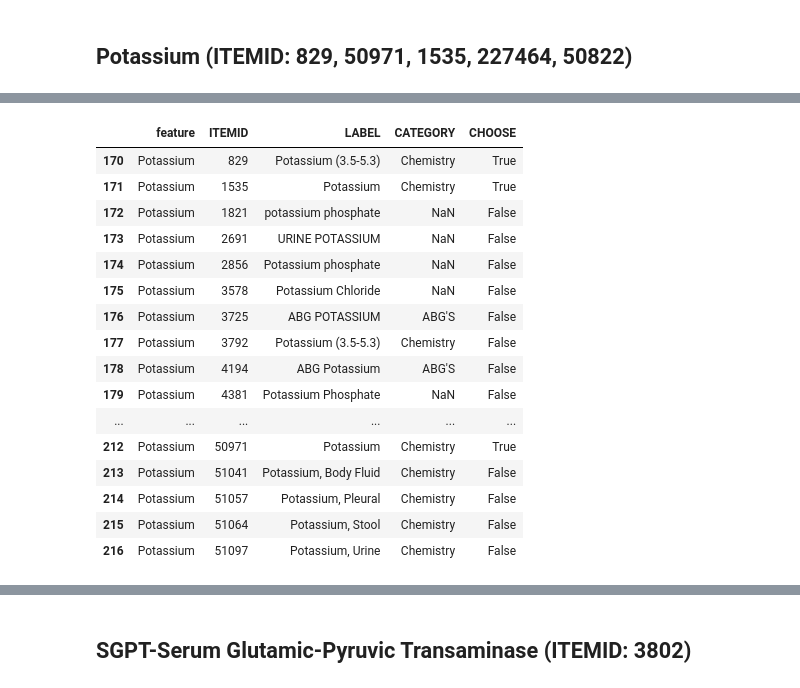
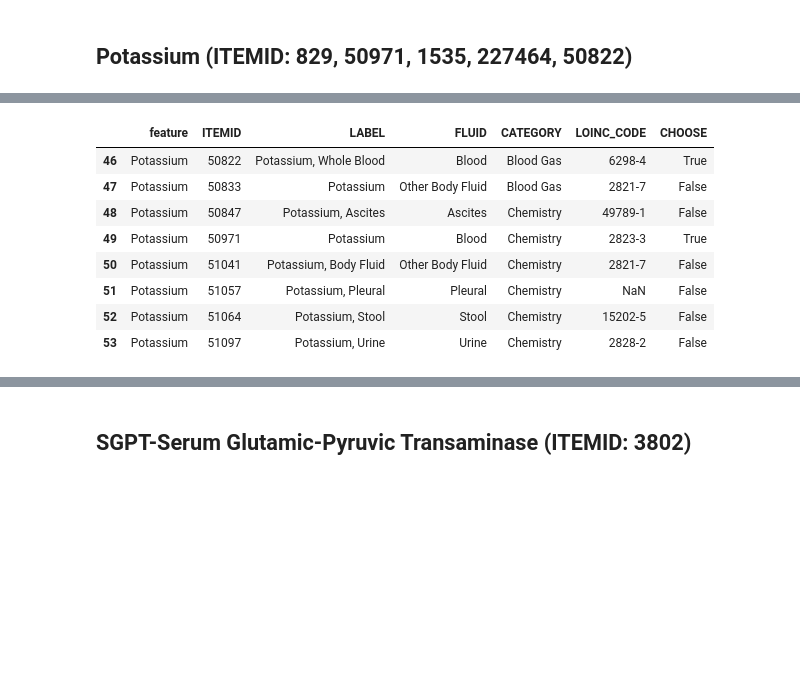
Before and after one commit to ToooooooT/sepsis_rl, a Jupyter notebook: mimiciii_code/see_characteristics.ipynb, the cells around one changed output, grey strips where cells are left out. Cells and saved outputs as stored; diff of their text form; code cells hidden in the pictures; blank space fills up the shorter version.

```diff
--- a/mimiciii_code/see_characteristics.ipynb
+++ b/mimiciii_code/see_characteristics.ipynb
@@ -348,7 +336,7 @@ norm_features = ['Shock_Index', 'elixhauser', 'SIRS', 'GCS', 'SOFA', 'age', 'Alb
 log_features = ['SGPT', 'BUN', 'INR', 'Creatinine', 'SGOT', 'Total_bili', 'SpO2', 'input_total_tev',
                 'input_4hourly_tev', 'output_total', 'output_4hourly', 'bloc']
 # %%
-sim_feature = pd.DataFrame(columns = ['feature', 'ITEMID', 'LABEL', 'CATEGORY', 'CHOOSE'])
-choosen_feature = pd.DataFrame(columns = ['feature', 'ITEMID', 'LABEL', 'CATEGORY'])
+feature = pd.DataFrame(columns = ['feature', 'ITEMID', 'LABEL', 'ABBREVIATION', 'DBSOURCE', 'LINKSTO', 'CATEGORY', 'UNITNAME', 'PARAM_TYPE', 'CONCEPTID', 'CHOOSE'])
+lab_feature = pd.DataFrame(columns = ['feature', 'ITEMID', 'LABEL', 'FLUID', 'CATEGORY', 'LOINC_CODE', 'CHOOSE'])
 # %%
 D_ITEMS.drop(D_ITEMS[D_ITEMS.isnull()['LABEL']].index, inplace=True)
@@ -682,16 +614,9 @@ choosen_feature[choosen_feature['feature'] == 'Hemoglobin']
 # %%
-d = D_ITEMS[['magnesium' in str(s).lower() for s in D_ITEMS['LABEL']]][['ITEMID', 'LABEL', 'CATEGORY']]
+d = D_LABITEMS[['magnesium' in str(s).lower() for s in D_LABITEMS['LABEL']]].iloc[:, 2:]
 d['feature'] = ['Magnesium'] * len(d)
 d['CHOOSE'] = [False] * len(d)
-d = d[['feature', 'ITEMID', 'LABEL', 'CATEGORY', 'CHOOSE']]
+d = d[['feature', 'ITEMID', 'LABEL', 'FLUID', 'CATEGORY', 'LOINC_CODE', 'CHOOSE']]
 d['CHOOSE'][d[[id in [220635, 50960, 1532, 821] for id in d['ITEMID']]].index] = True
-sim_feature = pd.concat([sim_feature, d], ignore_index=True)
-
-d = D_LABITEMS[['magnesium' in str(s).lower() for s in D_LABITEMS['LABEL']]][['ITEMID', 'LABEL', 'CATEGORY']]
-d['feature'] = ['Magnesium'] * len(d)
-d['CHOOSE'] = [False] * len(d)
-d = d[['feature', 'ITEMID', 'LABEL', 'CATEGORY', 'CHOOSE']]
-d['CHOOSE'][d[[id in [220635, 50960, 1532, 821] for id in d['ITEMID']]].index] = True
-sim_feature = pd.concat([sim_feature, d], ignore_index=True)
-sim_feature[sim_feature['feature'] == 'Magnesium']
+lab_feature = pd.concat([lab_feature, d], ignore_index=True)
+lab_feature[lab_feature['feature'] == 'Magnesium']
 # %% [output]
@@ -772,0 +644,8 @@ choosen_feature[choosen_feature['feature'] == 'PTT']
+# %%
+d = D_LABITEMS[['ptt' in str(s).lower() for s in D_LABITEMS['LABEL']]].iloc[:, 2:]
+d['feature'] = ['PTT'] * len(d)
+d['CHOOSE'] = [False] * len(d)
+d = d[['feature', 'ITEMID', 'LABEL', 'FLUID', 'CATEGORY', 'LOINC_CODE', 'CHOOSE']]
+d['CHOOSE'][d[[id in [227466, 825, 1533, 51275] for id in d['ITEMID']]].index] = True
+lab_feature = pd.concat([lab_feature, d], ignore_index=True)
+lab_feature[lab_feature['feature'] == 'PTT']
@@ -775,33 +683,18 @@ choosen_feature[choosen_feature['feature'] == 'PTT']
 # %%
-d = D_ITEMS[['potassium' in str(s).lower() for s in D_ITEMS['LABEL']]][['ITEMID', 'LABEL', 'CATEGORY']]
+d = D_LABITEMS[['potassium' in str(s).lower() for s in D_LABITEMS['LABEL']]].iloc[:, 2:]
 d['feature'] = ['Potassium'] * len(d)
 d['CHOOSE'] = [False] * len(d)
-d = d[['feature', 'ITEMID', 'LABEL', 'CATEGORY', 'CHOOSE']]
+d = d[['feature', 'ITEMID', 'LABEL', 'FLUID', 'CATEGORY', 'LOINC_CODE', 'CHOOSE']]
 d['CHOOSE'][d[[id in [829, 50971, 1535, 227464, 50822] for id in d['ITEMID']]].index] = True
-sim_feature = pd.concat([sim_feature, d], ignore_index=True)
-
-d = D_LABITEMS[['potassium' in str(s).lower() for s in D_LABITEMS['LABEL']]][['ITEMID', 'LABEL', 'CATEGORY']]
-d['feature'] = ['Potassium'] * len(d)
-d['CHOOSE'] = [False] * len(d)
-d = d[['feature', 'ITEMID', 'LABEL', 'CATEGORY', 'CHOOSE']]
-d['CHOOSE'][d[[id in [829, 50971, 1535, 227464, 50822] for id in d['ITEMID']]].index] = True
-sim_feature = pd.concat([sim_feature, d], ignore_index=True)
-sim_feature[sim_feature['feature'] == 'Potassium']
+lab_feature = pd.concat([lab_feature, d], ignore_index=True)
+lab_feature[lab_feature['feature'] == 'Potassium']
 # %% [output]
-|  | feature | ITEMID | LABEL | CATEGORY | CHOOSE |
-| 170 | Potassium | 829 | Potassium (3.5-5.3) | Chemistry | True |
-| 171 | Potassium | 1535 | Potassium | Chemistry | True |
-| 172 | Potassium | 1821 | potassium phosphate | NaN | False |
-| 173 | Potassium | 2691 | URINE POTASSIUM | NaN | False |
-| 174 | Potassium | 2856 | Potassium phosphate | NaN | False |
-| 175 | Potassium | 3578 | Potassium Chloride | NaN | False |
-| 176 | Potassium | 3725 | ABG POTASSIUM | ABG'S | False |
-| 177 | Potassium | 3792 | Potassium (3.5-5.3) | Chemistry | False |
-| 178 | Potassium | 4194 | ABG Potassium | ABG'S | False |
-| 179 | Potassium | 4381 | Potassium Phosphate | NaN | False |
-| ... | ... | ... | ... | ... | ... |
-| 212 | Potassium | 50971 | Potassium | Chemistry | True |
-| 213 | Potassium | 51041 | Potassium, Body Fluid | Chemistry | False |
-| 214 | Potassium | 51057 | Potassium, Pleural | Chemistry | False |
-| 215 | Potassium | 51064 | Potassium, Stool | Chemistry | False |
-| 216 | Potassium | 51097 | Potassium, Urine | Chemistry | False |
+|  | feature | ITEMID | LABEL | FLUID | CATEGORY | LOINC_CODE | CHOOSE |
+| 46 | Potassium | 50822 | Potassium, Whole Blood | Blood | Blood Gas | 6298-4 | True |
+| 47 | Potassium | 50833 | Potassium | Other Body Fluid | Blood Gas | 2821-7 | False |
+| 48 | Potassium | 50847 | Potassium, Ascites | Ascites | Chemistry | 49789-1 | False |
+| 49 | Potassium | 50971 | Potassium | Blood | Chemistry | 2823-3 | True |
+| 50 | Potassium | 51041 | Potassium, Body Fluid | Other Body Fluid | Chemistry | 2821-7 | False |
+| 51 | Potassium | 51057 | Potassium, Pleural | Pleural | Chemistry | NaN | False |
+| 52 | Potassium | 51064 | Potassium, Stool | Stool | Chemistry | 15202-5 | False |
+| 53 | Potassium | 51097 | Potassium, Urine | Urine | Chemistry | 2828-2 | False |
```
Also changed, not shown: parts of 136 cells of this notebook, 3 other files.
